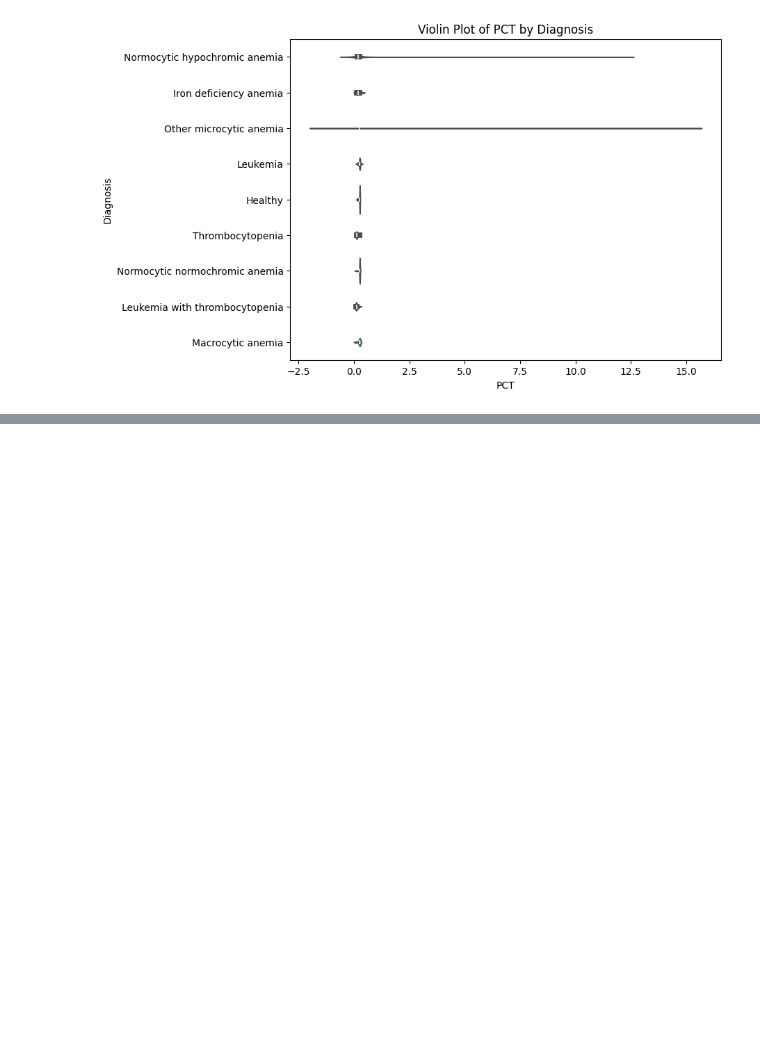
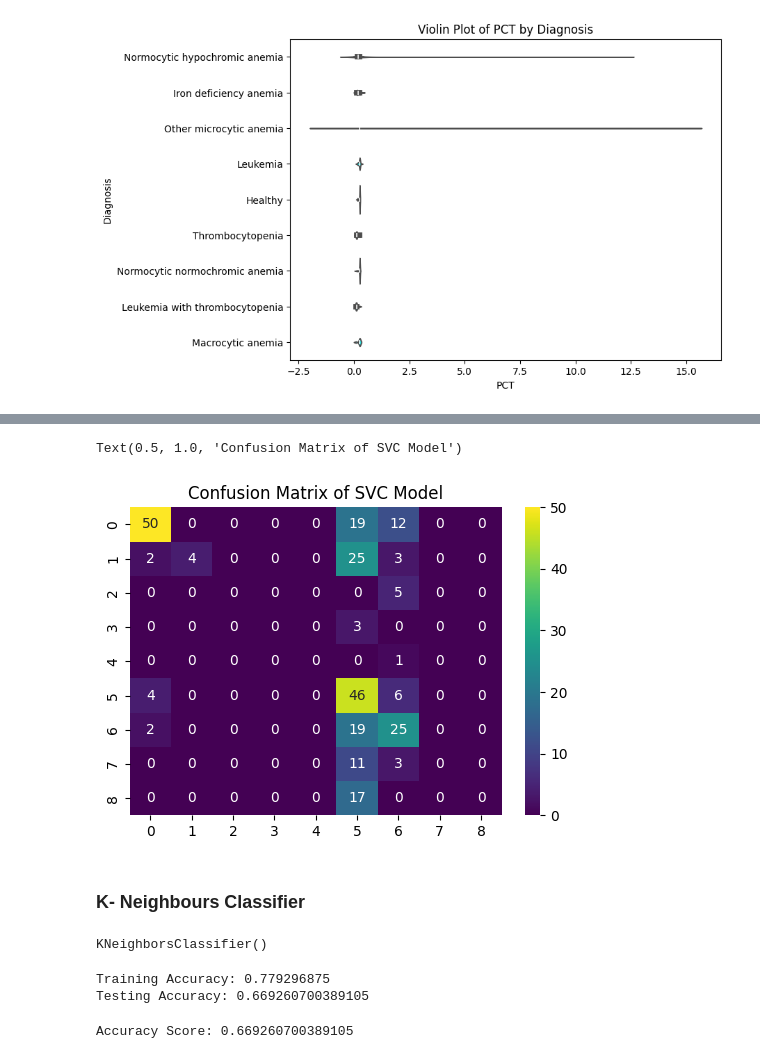
Before and after one commit to arkhash0309/HemoScope, a Jupyter notebook: Notebook.ipynb, the cells around one changed output, grey strips where cells are left out. Drawn from its saved outputs; the diff is of its cells as text; code cells hidden in the pictures; blank space fills up the shorter version.

```diff
--- a/Notebook.ipynb
+++ b/Notebook.ipynb
@@ -299,0 +432,2 @@ draw_violin_plot(df, 'Diagnosis', 'PCT')
+# %%
+y_pred = svc.predict(x_test)
@@ -299,0 +459,25 @@ draw_violin_plot(df, 'Diagnosis', 'PCT')
+# %%
+conf_matrix = confusion_matrix(y_test, y_pred)
+
+plt.figure(figsize=(6, 4))
+sns.heatmap(conf_matrix, annot=True, cmap='viridis', fmt=".0f")
+plt.title("Confusion Matrix of SVC Model")
+# %% [output]
+Text(0.5, 1.0, 'Confusion Matrix of SVC Model')
+[figure, added]
+# %% [markdown]
+### K- Neighbours Classifier
+# %%
+k_neighbours = KNeighborsClassifier()
+k_neighbours.fit(x_train, y_train)
+# %% [output]
+KNeighborsClassifier()
+# %%
+train_accuracy = k_neighbours.score(x_train, y_train)
+test_accuracy = k_neighbours.score(x_test, y_test)
+
+print(f"Training Accuracy: {train_accuracy}")
+print(f"Testing Accuracy: {test_accuracy}")
+# %% [output]
+Training Accuracy: 0.779296875
+Testing Accuracy: 0.669260700389105
@@ -299,0 +486,6 @@ draw_violin_plot(df, 'Diagnosis', 'PCT')
+# %%
+accuracy = accuracy_score(y_test, y_pred)
+
+print(f"Accuracy Score: {accuracy}")
+# %% [output]
+Accuracy Score: 0.669260700389105
```
Also changed, not shown: parts of 56 cells of this notebook.
